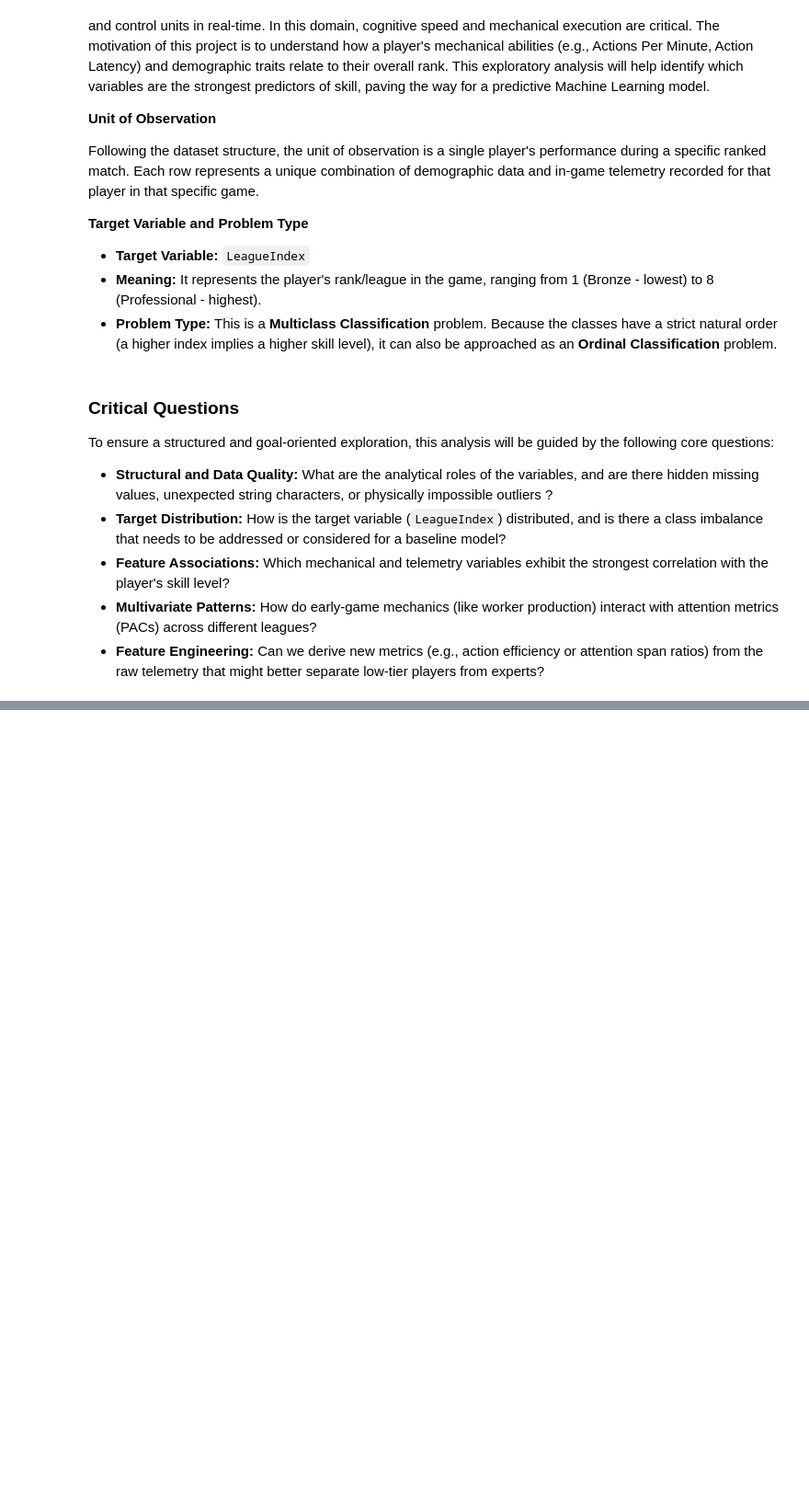
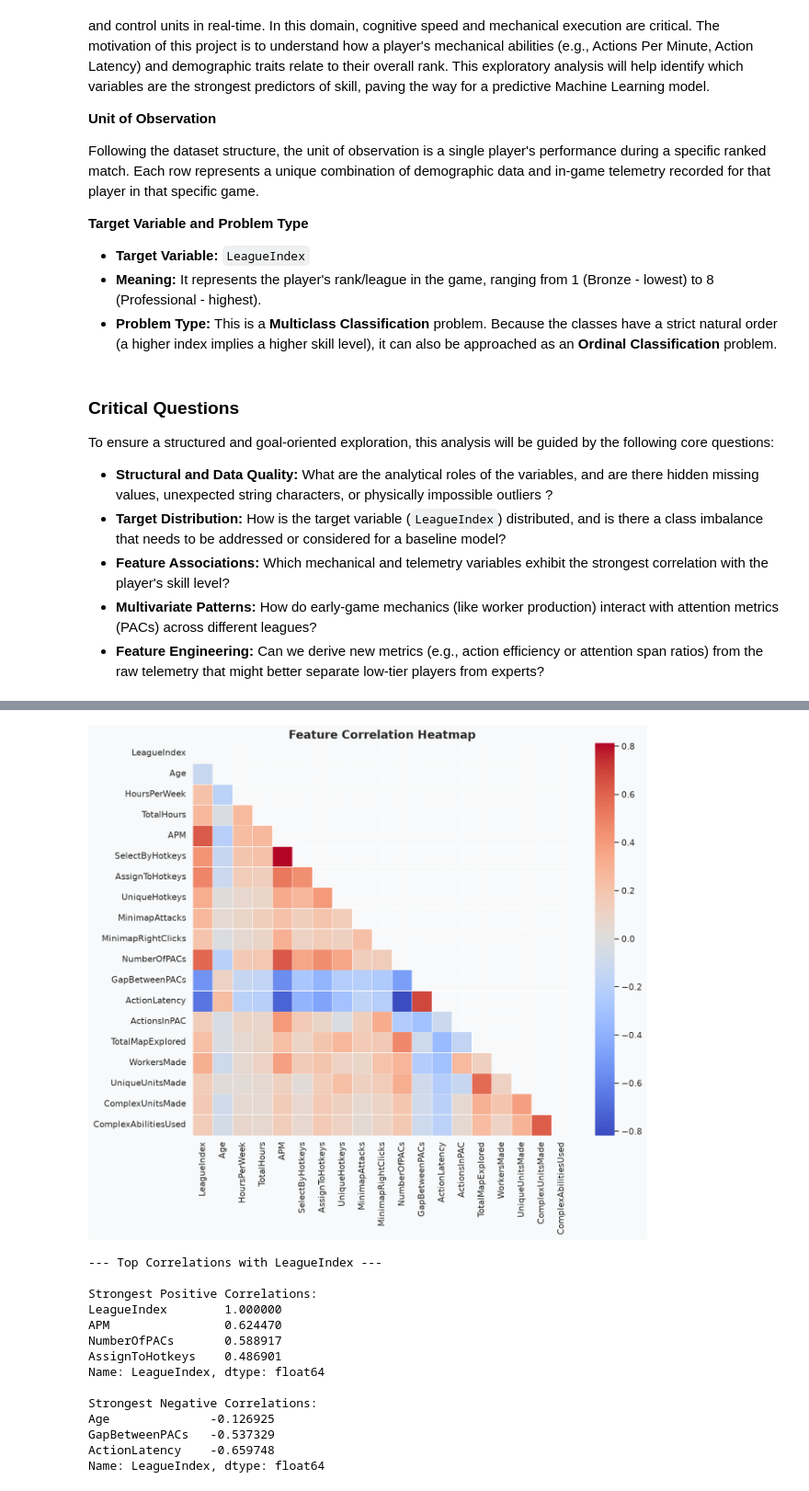
Before and after one commit to errodd/starcraft_1_league_index_predictor, a Jupyter notebook: eda.ipynb, the cells around one changed output, grey strips where cells are left out. Shown at 92% size. Cells and saved outputs as stored; diff of their text form; code cells hidden in the pictures; blank space fills up the shorter version.

```diff
--- a/eda.ipynb
+++ b/eda.ipynb
@@ -47,0 +410,38 @@ To ensure a structured and goal-oriented exploration, this analysis will be guid
+# %%
+# Remove the non-predictive identifier before running correlations
+corr_df = df_clean.drop(columns=['GameID'])
+
+# Calculate the Pearson correlation matrix
+corr_matrix = corr_df.corr()
+
+# Plot the heatmap
+plt.figure(figsize=(12, 10))
+# Create a mask to hide the upper triangle to make it less visually overwhelming
+mask = np.triu(np.ones_like(corr_matrix, dtype=bool))
+sns.heatmap(corr_matrix, mask=mask, cmap='coolwarm', annot=False, fmt=".2f", linewidths=0.5)
+plt.title('Feature Correlation Heatmap', fontsize=16, fontweight='bold')
+plt.show()
+
+# Extract and display the top correlations specifically with the target variable
+print("--- Top Correlations with LeagueIndex ---")
+target_corr = corr_matrix['LeagueIndex'].sort_values(ascending=False)
+print("\nStrongest Positive Correlations:")
+print(target_corr.head(4))
+print("\nStrongest Negative Correlations:")
+print(target_corr.tail(3))
+# %% [output]
+[figure, added]
+--- Top Correlations with LeagueIndex ---
+
+Strongest Positive Correlations:
+LeagueIndex        1.000000
+APM                0.624470
+NumberOfPACs       0.588917
+AssignToHotkeys    0.486901
+Name: LeagueIndex, dtype: float64
+
+Strongest Negative Correlations:
+Age              -0.126925
+GapBetweenPACs   -0.537329
+ActionLatency    -0.659748
+Name: LeagueIndex, dtype: float64
```
Also changed, not shown: parts of 27 cells of this notebook, 1 other file.
